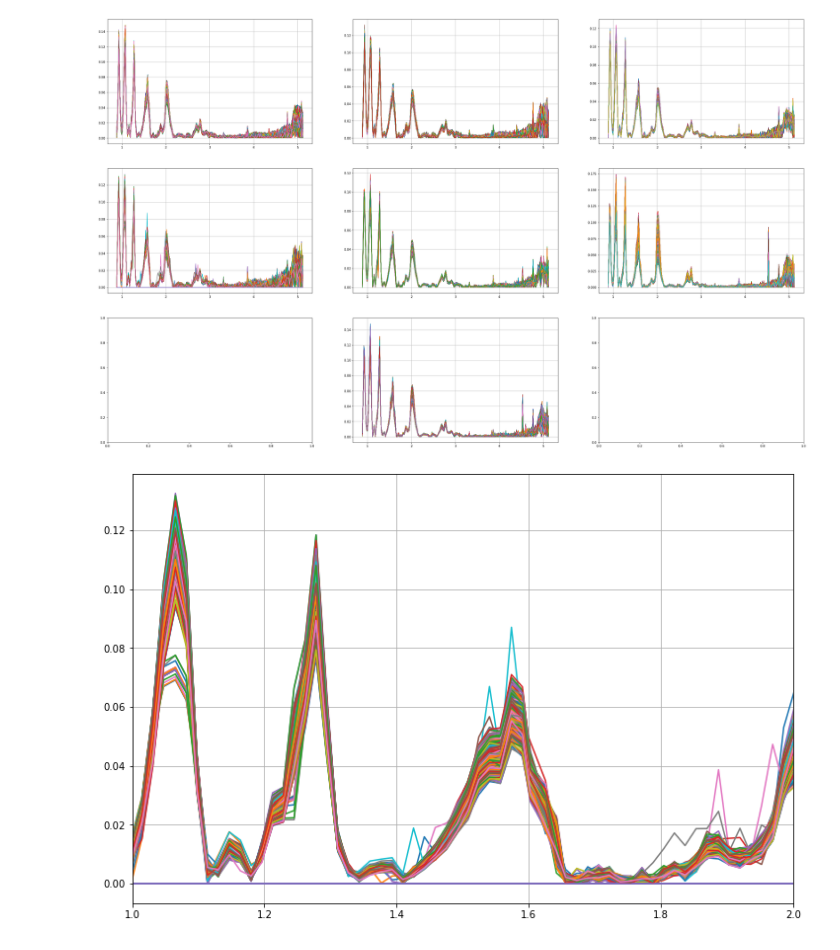
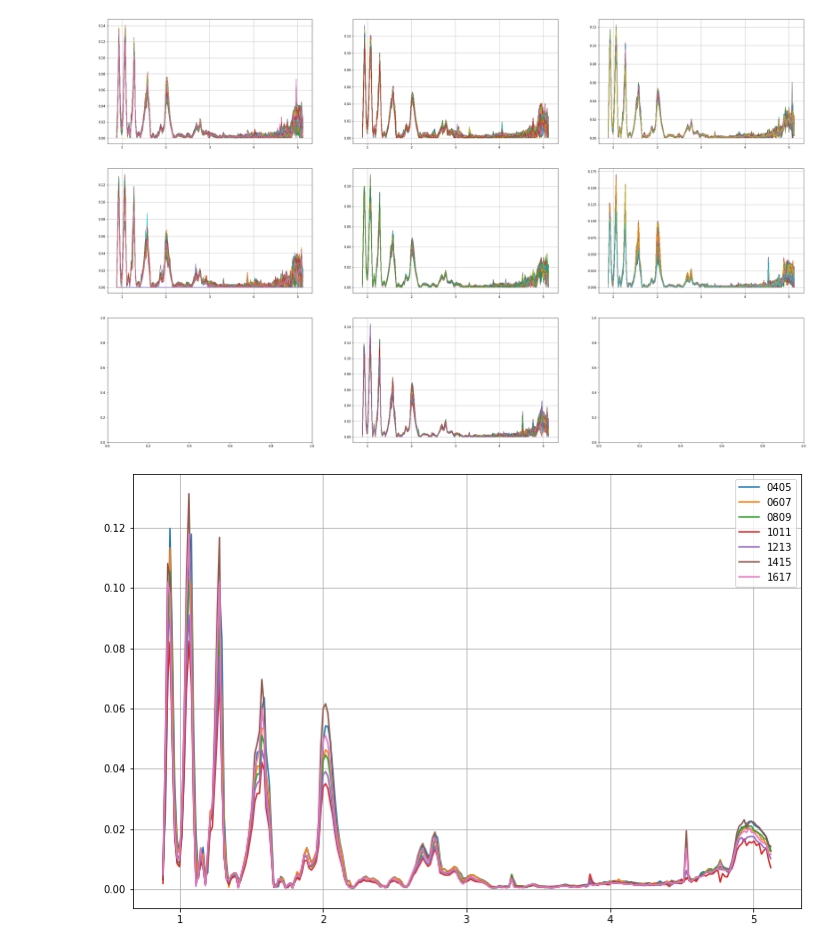
Before and after one commit to lucaslibshutz/spectralResearch, a Jupyter notebook: final_filtering_2.ipynb, the cells around one changed output. Drawn from its saved outputs; the diff is of its cells as text; code cells hidden in the pictures.

```diff
--- a/final_filtering_2.ipynb
+++ b/final_filtering_2.ipynb
@@ -96,29 +96,19 @@ for number in new_array:
 # %%
 for (spec,copy_spec) in zip(spec_list,copy_list):
     for i in range(256):
-        mean = np.mean(spec[:,i])
-        median = np.median(spec[:,i])
-        std = np.std(spec[:,i])
-        vals = copy_spec[:,i]
-        ind = np.where((np.abs(vals-mean)>3*std)&(np.abs(vals-0)<.015))
-        vals[ind] = median
-
-        new_mean = np.mean(copy_spec[:,i])
-
         filtered = False
-        if np.abs(mean-new_mean)<=.05*mean:
-            filtered == True
-
+        k = 0
         while filtered == False:
             mean_1 = np.mean(copy_spec[:,i])
             median = np.median(copy_spec[:,i])
             std = np.std(copy_spec[:,i])
             vals = copy_spec[:,i]
-            ind = np.where(np.abs(vals-mean_1)>3*std)
-            vals[ind] = median
+            ind = np.where(np.abs(vals-mean_1)>2*std)
+            copy_spec[ind,i] = median
             mean_2 = np.mean(copy_spec[:,i])
-            if np.abs(mean_1-mean_2)<=.002*mean_1:
-                break
+            k += 1
+            if np.abs(mean_1-mean_2) <=.05*mean_1:
+                filtered = True
 # %%
 pList_total = []
 for (copy_spec,number) in zip(copy_list,new_array):
@@ -148,14 +138,17 @@ for index,spec in enumerate(pList_total):
 
 plt.show()
 # %% [output]
-[figure, old version]
+[figure, new version]
 # %%
 %matplotlib inline
-plt.figure(facecolor='white',figsize=(12,8))
-for spectrum in pList_1011:
-    plt.plot(vims_wave,spectrum)
-plt.xlim([1,2])
+fig,axs = plt.subplots(figsize=(12,8),facecolor='white')
+for index,copy_group in enumerate(pList_total):
+    copy_group = np.asarray(copy_group)
+    spectrum = np.average(copy_group,axis=0)
+    plt.plot(vims_wave,spectrum,label=new_array[index][1:])
+plt.legend()
+
 plt.grid()
 plt.show()
 # %% [output]
-[figure, old version]
+[figure, new version]
```
